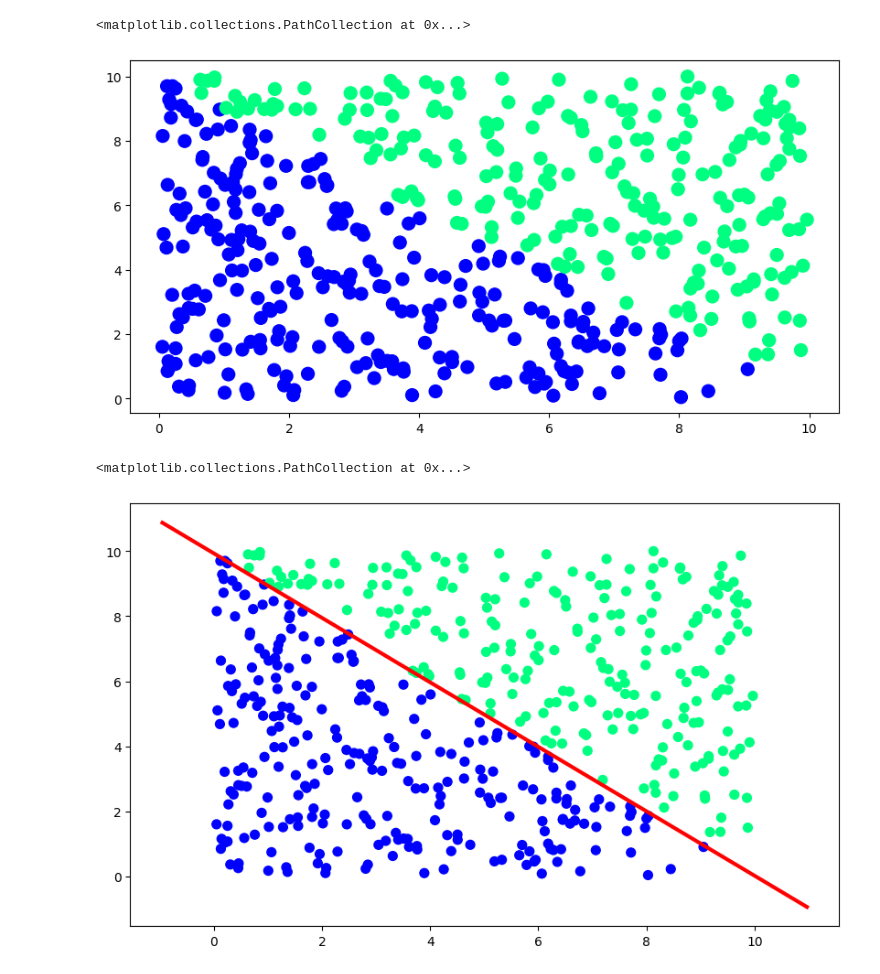
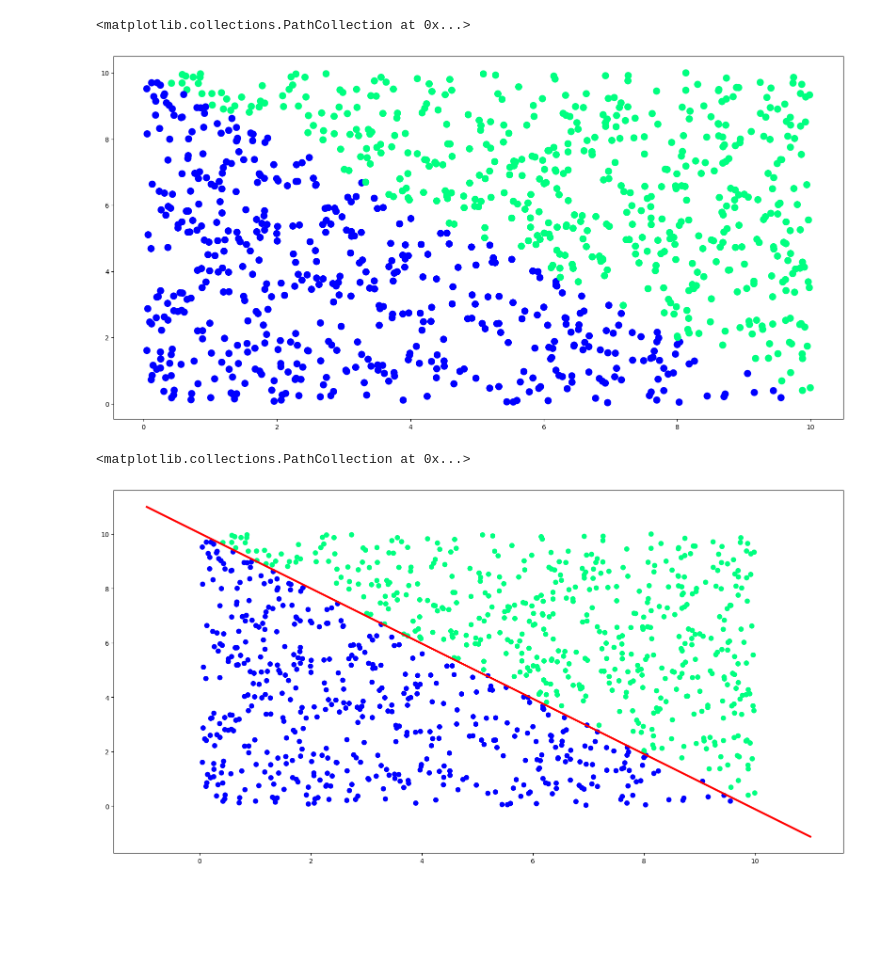
Before and after one commit to thenishantsapkota/100-days-of-DL, a Jupyter notebook: perceptron/perceptron_trick_02.ipynb, the cells around one changed output. Drawn from its saved outputs; the diff is of its cells as text; code cells hidden in the pictures; blank space fills up the shorter version.

```diff
--- a/perceptron/perceptron_trick_02.ipynb
+++ b/perceptron/perceptron_trick_02.ipynb
@@ -10,9 +10,9 @@ df.shape
 # %%
-plt.figure(figsize=(10, 5))
+plt.figure(figsize=(20, 10))
 plt.scatter(df['cgpa'], df["resume_score"], c=df["placed"], cmap="winter", s=100)
 # %% [output]
 <matplotlib.collections.PathCollection at 0x...>
-[figure, old version]
+[figure, new version]
 # %%
 X = df.iloc[:,0:2]
 y = df.iloc[:,-1]
@@ -28,7 +28,7 @@ def perceptron(X, y):
     # E.g. weights [1,1,1] if X.shape = 3
     lr = 0.1 # Specifies the learning rate
 
-    for i in range(1_00_000):
+    for i in range(1_000_000):
         # Choose a random number from 0 to 100
         # Because we have 100 data
         j = np.random.randint(0, 100)
@@ -64,9 +64,9 @@ x_input = np.linspace(x_min, x_max, 500)
 y_input = m*x_input + b
 # %%
 # Plotting the initial data and the line
-plt.figure(figsize=(10,6))
+plt.figure(figsize=(20,10))
 plt.plot(x_input, y_input, color="red", linewidth=3)
 plt.scatter(df["cgpa"], df["resume_score"], c=df["placed"], cmap="winter", s=50)
 # %% [output]
 <matplotlib.collections.PathCollection at 0x...>
-[figure, old version]
+[figure, new version]
```
Also changed, not shown: parts of 1 cell of this notebook, 5 other files.
